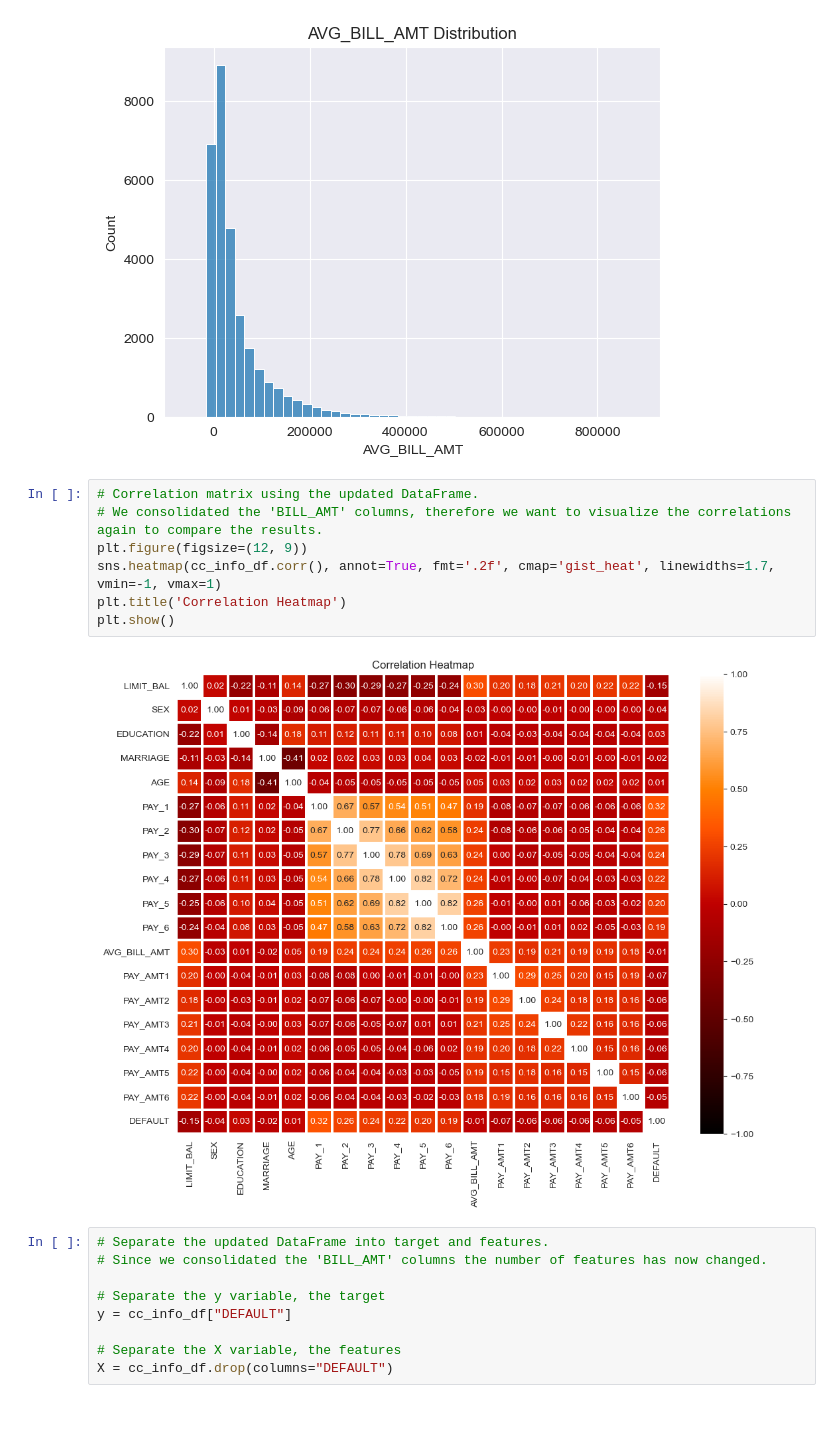
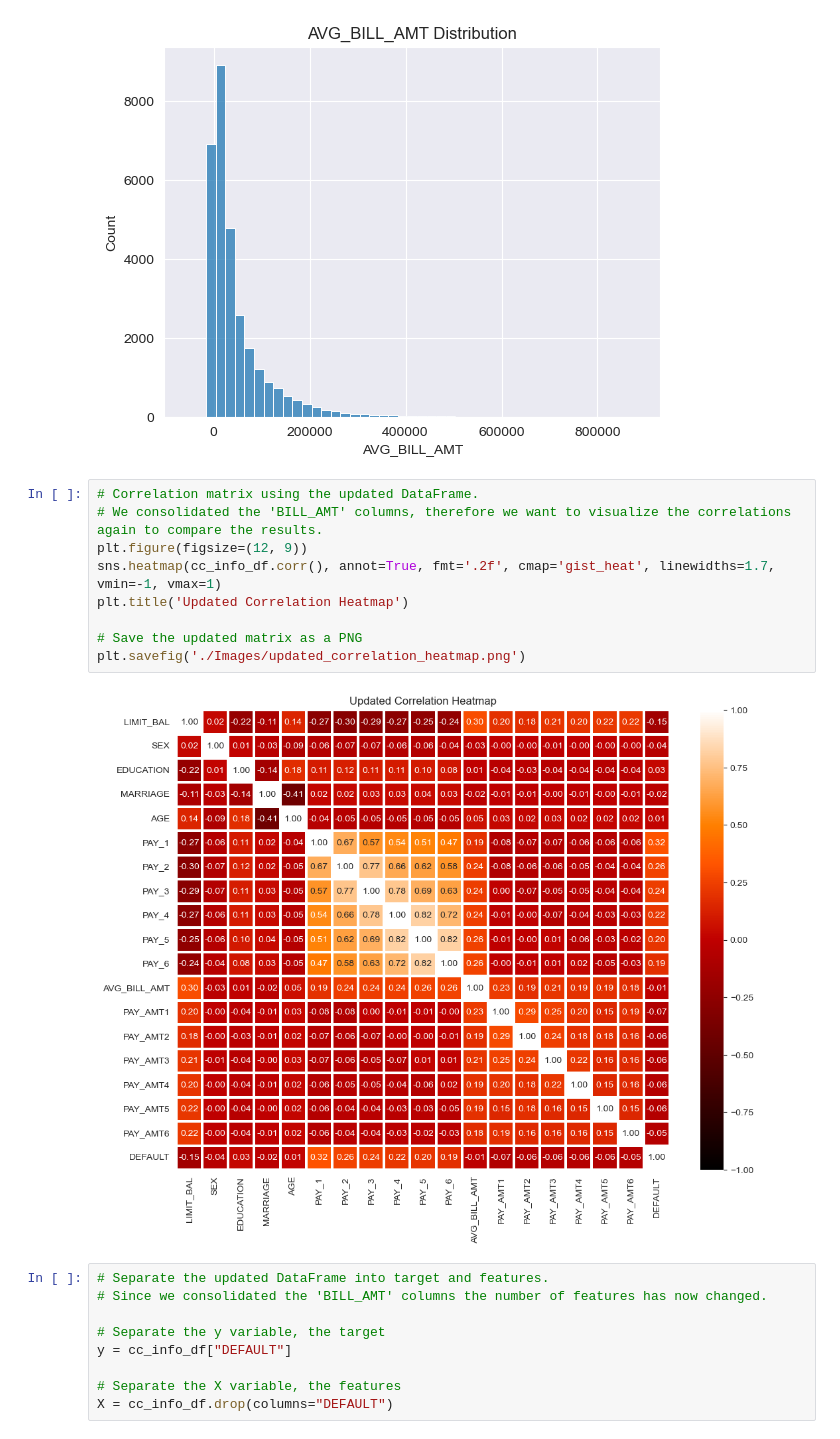
Before and after one commit to Graci98/Project-2, a Jupyter notebook: predicting_credit_default.ipynb, the cells around one changed output. Drawn from its saved outputs; the diff is of its cells as text.

Commit message:
Created an images folder and saved some visualizations as PNGs.

```diff
--- a/predicting_credit_default.ipynb
+++ b/predicting_credit_default.ipynb
@@ -251,12 +253,14 @@ sns.histplot(cc_info_df['AVG_BILL_AMT'], binwidth=20000).set(title="AVG_BILL_AMT
 # %%
 # Correlation matrix using the updated DataFrame.
 # We consolidated the 'BILL_AMT' columns, therefore we want to visualize the correlations again to compare the results.
 plt.figure(figsize=(12, 9))
 sns.heatmap(cc_info_df.corr(), annot=True, fmt='.2f', cmap='gist_heat', linewidths=1.7, vmin=-1, vmax=1)
-plt.title('Correlation Heatmap')
-plt.show()
+plt.title('Updated Correlation Heatmap')
+
+# Save the updated matrix as a PNG
+plt.savefig('./Images/updated_correlation_heatmap.png')
 # %% [output]
-[figure, old version]
+[figure, new version]
 # %%
 # Separate the updated DataFrame into target and features.
 # Since we consolidated the 'BILL_AMT' columns the number of features has now changed.
```
Also changed, not shown: parts of 10 cells of this notebook, 12 other files.
